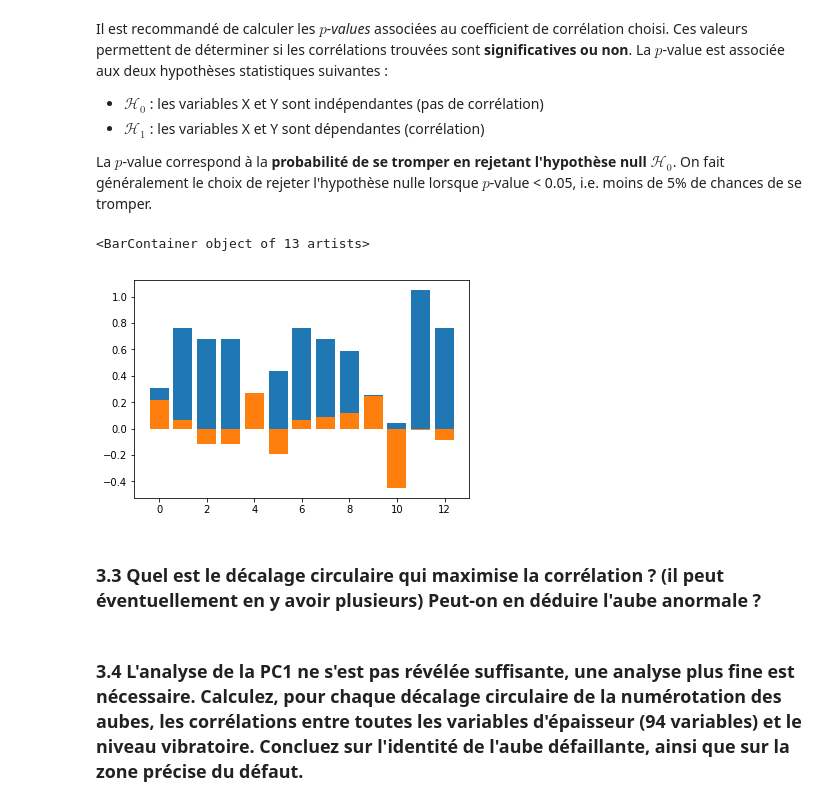
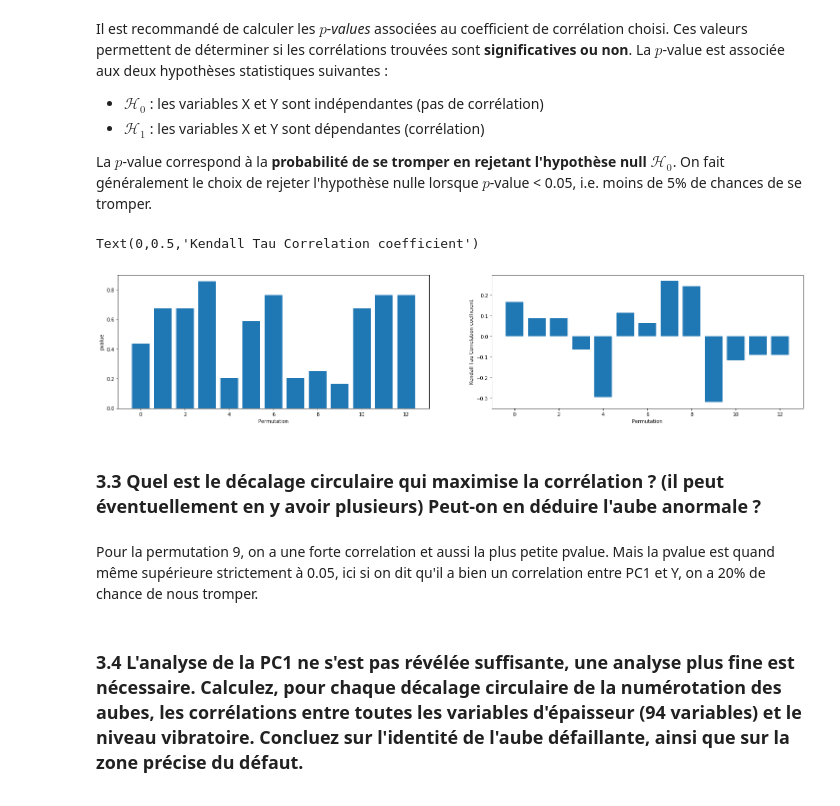
Before and after one commit to Davidson-Lova/TD_stats, a Jupyter notebook: TD4/TD4.ipynb, the cells around one changed output. Saved outputs shown, nothing was run; the diff lists cells and outputs as text; code cells hidden in the pictures.

```diff
--- a/TD4/TD4.ipynb
+++ b/TD4/TD4.ipynb
@@ -74,5 +74,7 @@ os.chdir(os.getcwd())
 geometries = pd.read_csv("../data/Rouet_geometries.csv", encoding= 'latin', sep = ';', header= [2], decimal=",").iloc[:-1,:]
 geometries["BF"] = geometries["BF"].str.replace(',', '.').astype(float)
 geometries["N° Pale"] = geometries["N° Pale"].apply(int)
+geometries.index = geometries["N° Pale"]
+geometries = geometries.drop(["N° Pale"], axis = 1)
 geometries
 # %% [output]
@@ -94,4 +97,6 @@ geometries
 # %%
 vibrations = pd.read_csv("../data/Rouet_vibrations.csv", encoding= 'latin', sep = ";", header= [1], decimal=',')
+vibrations.index = vibrations["N° Pale"]
+vibrations = vibrations.drop(["N° Pale"], axis = 1)
 vibrations
 # %% [output]
@@ -301,21 +294,33 @@ def kendall_tau(x, y):
     return tau, pvalue
 # %%
 PC1 = mypca.transform(geometries_norm.values)[0]
-Y = vibrations[vibrations.columns[1]]
+Y = np.array(vibrations[vibrations.columns[0]])
+fig = plt.figure(figsize=(25,5))
 
 list_tau = []
 list_pvalue = []
 for i in range(13) :
     tau, pvalue = kendall_tau(PC1, Y)
     list_tau.append(tau)
     list_pvalue.append(pvalue)
     Y = np.roll(Y,1)
+
+
+plt.subplot(1,2,1)
 plt.bar(x = range(13),height =list_pvalue)
+plt.xlabel("Permutation")
+plt.ylabel("pvalue")
+
+plt.subplot(1,2,2)
 plt.bar(x = range(13),height =list_tau)
+plt.xlabel("Permutation")
+plt.ylabel("Kendall Tau Correlation coefficient")
 # %% [output]
-<BarContainer object of 13 artists>
+Text(0,0.5,'Kendall Tau Correlation coefficient')
-[figure, old version]
+[figure, new version]
 # %% [markdown]
 ### 3.3 Quel est le décalage circulaire qui maximise la corrélation ? (il peut éventuellement en y avoir plusieurs) Peut-on en déduire l'aube anormale ?
+# %% [markdown]
+Pour la permutation 9, on a une forte correlation et aussi la plus petite pvalue. Mais la pvalue est quand même supérieure strictement à 0.05, ici si on dit qu'il a bien un correlation entre PC1 et Y, on a 20% de chance de nous tromper.
 # %% [markdown]
 ### 3.4 L'analyse de la PC1 ne s'est pas révélée suffisante, une analyse plus fine est nécessaire. Calculez, pour chaque décalage circulaire de la numérotation des aubes, les corrélations entre toutes les variables d'épaisseur (94 variables) et le niveau vibratoire. Concluez sur l'identité de l'aube défaillante, ainsi que sur la zone précise du défaut.
```
Also changed, not shown: parts of 10 cells of this notebook, 1 other file.
